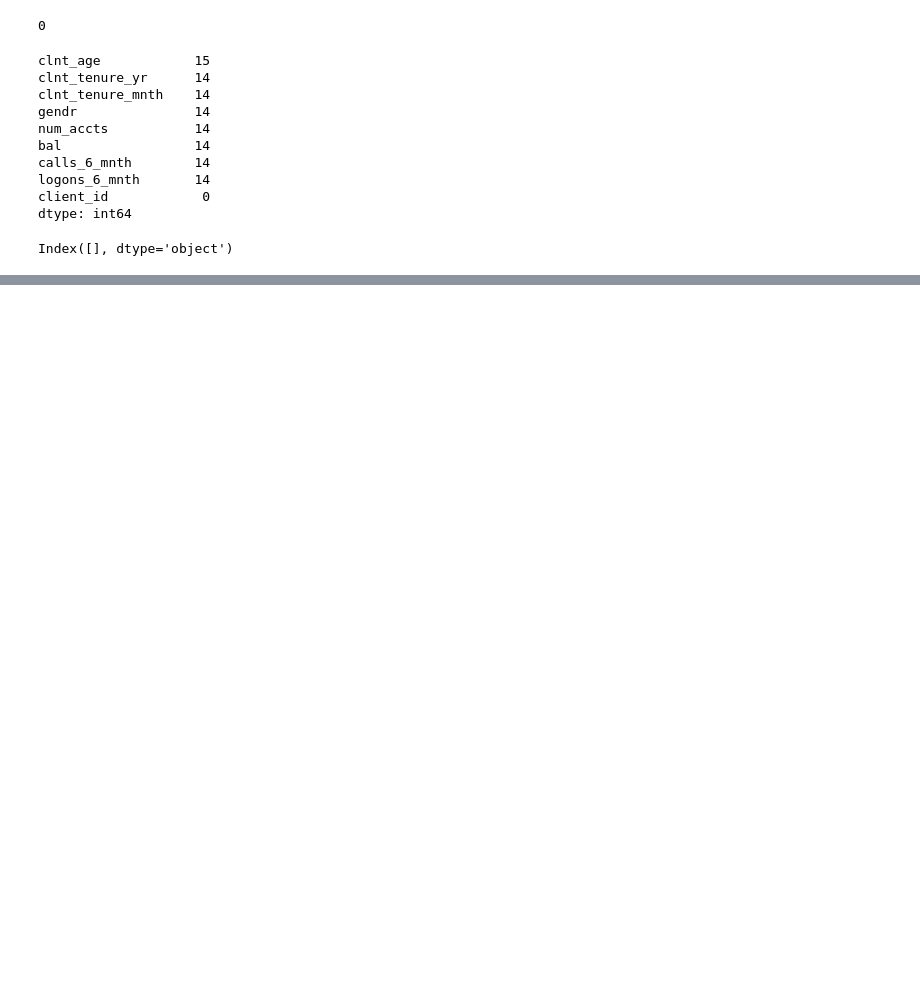
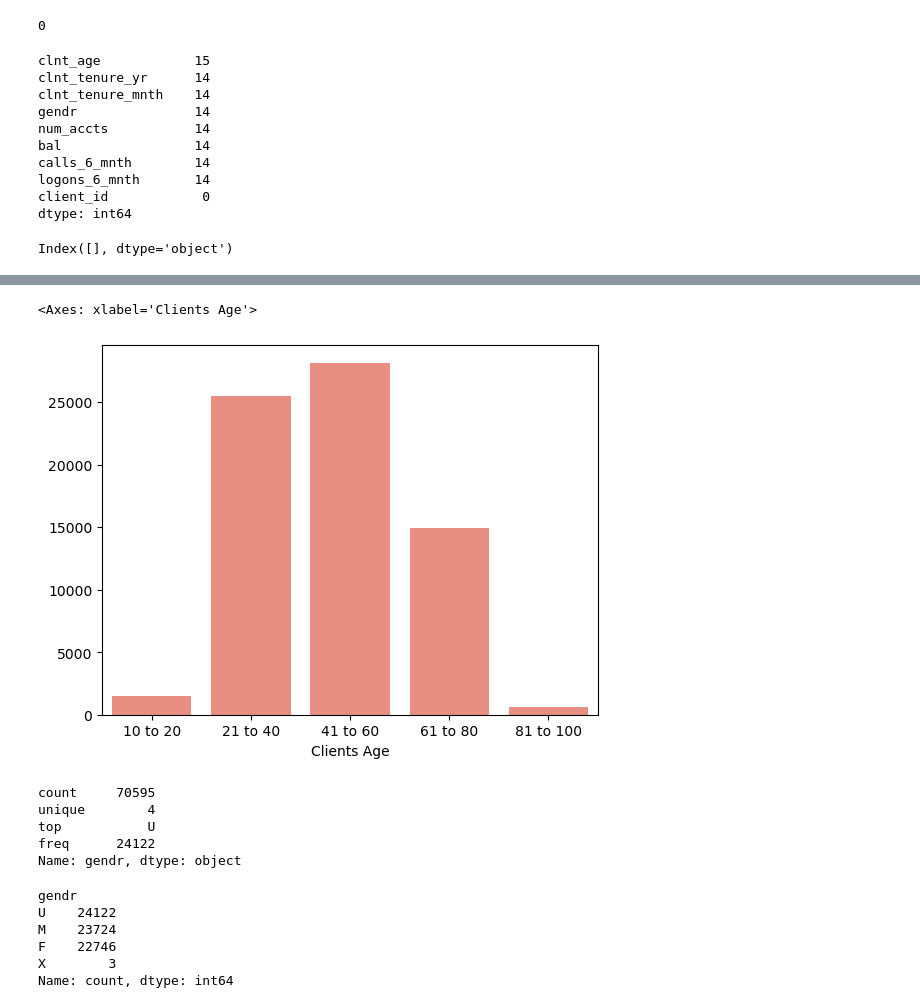
Before and after one commit to gabriela-cl/vanguard-ab-test, a Jupyter notebook: notebooks/Gabi/Gabi.ipynb, the cells around one changed output, grey strips where cells are left out. Saved outputs shown, nothing was run; the diff lists cells and outputs as text; code cells hidden in the pictures; blank space fills up the shorter version.

```diff
--- a/notebooks/Gabi/Gabi.ipynb
+++ b/notebooks/Gabi/Gabi.ipynb
@@ -3,8 +8,8 @@ import pandas as pd
 # %% [markdown]
 ## Cleaning df_final_demo
 # %%
-path1 = "https://raw.githubusercontent.com/gabriela-cl/vanguard-ab-test/main/data/raw/df_final_demo.csv"
-df_final_demo = pd.read_csv(path1, sep=';')
+path3 = "https://raw.githubusercontent.com/gabriela-cl/vanguard-ab-test/main/data/raw/df_final_demo.csv"
+df_final_demo = pd.read_csv(path3, sep=';')
 pd.set_option('display.max_columns', None)
 df_final_demo
 # %% [output]
@@ -76,0 +112,26 @@ Index([], dtype='object')
+# %%
+bins = [10, 20, 40, 60, 80, 100]
+labels = ['10 to 20', '21 to 40', '41 to 60', '61 to 80', '81 to 100']
+df_final_demo['Clients Age'] = pd.cut(df_final_demo["clnt_age"], bins=bins, labels = labels, include_lowest=True)
+# %%
+sns.barplot(x =df_final_demo['Clients Age'].value_counts().index, y = df_final_demo['age_bin'].value_counts().values, color="salmon")
+# %% [output]
+<Axes: xlabel='Clients Age'>
+[figure, added]
+# %%
+df_final_demo["gendr"].describe()
+# %% [output]
+count     70595
+unique        4
+top           U
+freq      24122
+Name: gendr, dtype: object
+# %%
+df_final_demo["gendr"].value_counts()
+# %% [output]
+gendr
+U    24122
+M    23724
+F    22746
+X        3
+Name: count, dtype: int64
```
Also changed, not shown: parts of 28 cells of this notebook.
